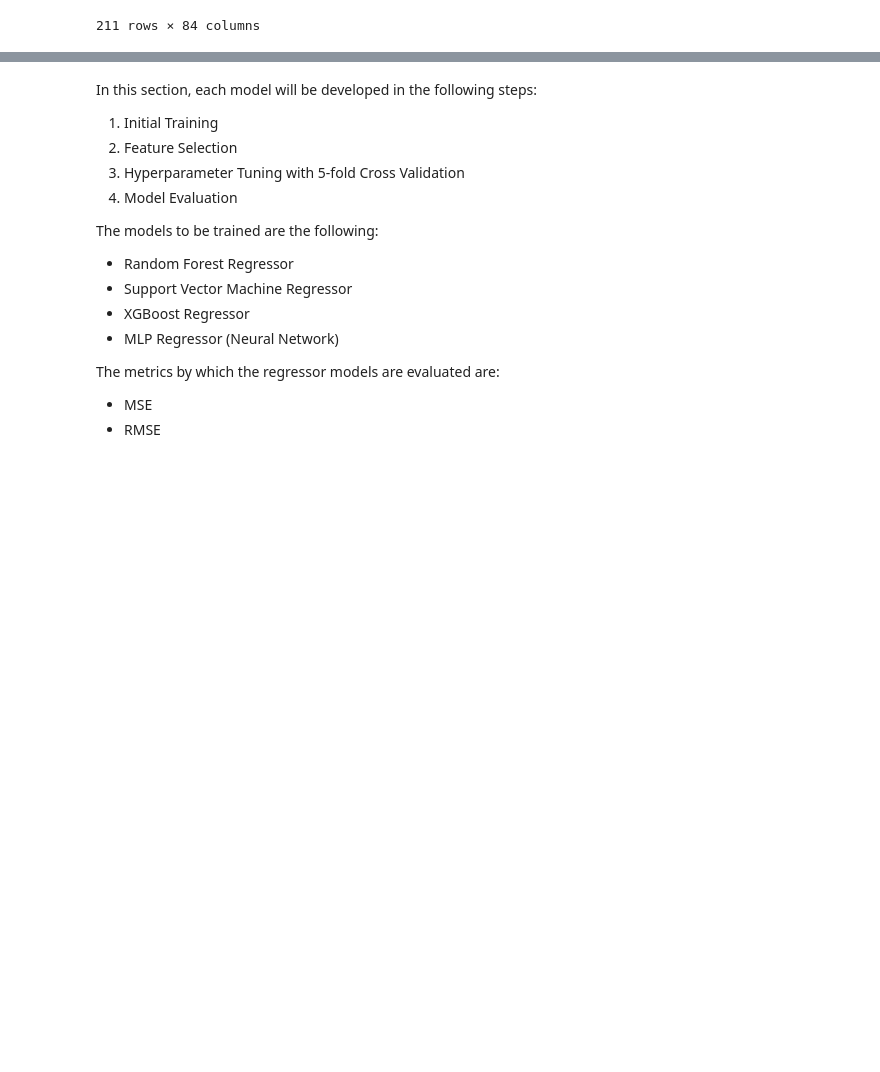
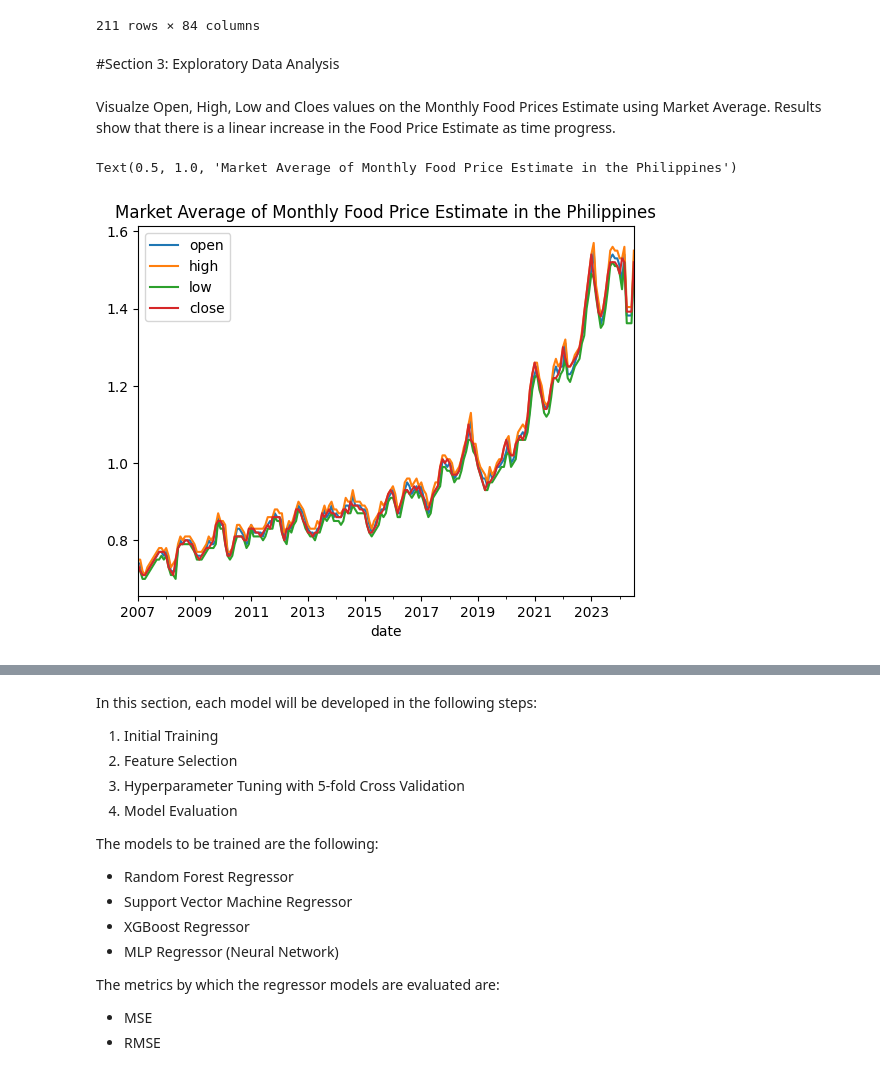
Before and after one commit to falarion08/Country-Inflation-Prediction, a Jupyter notebook: ML_Notebook.ipynb, the cells around one changed output, grey strips where cells are left out. Saved outputs shown, nothing was run; the diff lists cells and outputs as text; code cells hidden in the pictures; blank space fills up the shorter version.

```diff
--- a/ML_Notebook.ipynb
+++ b/ML_Notebook.ipynb
@@ -306,3 +330,15 @@ country_df
 | 209 | 2024-06-01 | 102.47 | 104.13 | 100.85 | 102.67 | -0.710 | 9.5 | 96.07 | 105.97 | ... |
 | 210 | 2024-07-01 | 102.86 | 104.90 | 100.54 | 102.27 | -1.520 | 9.4 | 97.85 | 121.95 | ... |
 211 rows × 84 columns
+# %% [markdown]
+#Section 3: Exploratory Data Analysis
+# %% [markdown]
+Visualze Open, High, Low and Cloes values on the Monthly Food Prices Estimate using Market Average. Results show that there is a linear increase in the Food Price Estimate as time progress.
+# %%
+market_df = country_df[['open','high','low','close','date']]
+market_df.set_index('date',inplace=True)
+market_df.plot.line()
+plt.title("Market Average of Monthly Food Price Estimate in the Philippines")
+# %% [output]
+Text(0.5, 1.0, 'Market Average of Monthly Food Price Estimate in the Philippines')
+[figure, added]
```
Also changed, not shown: parts of 11 cells of this notebook.
